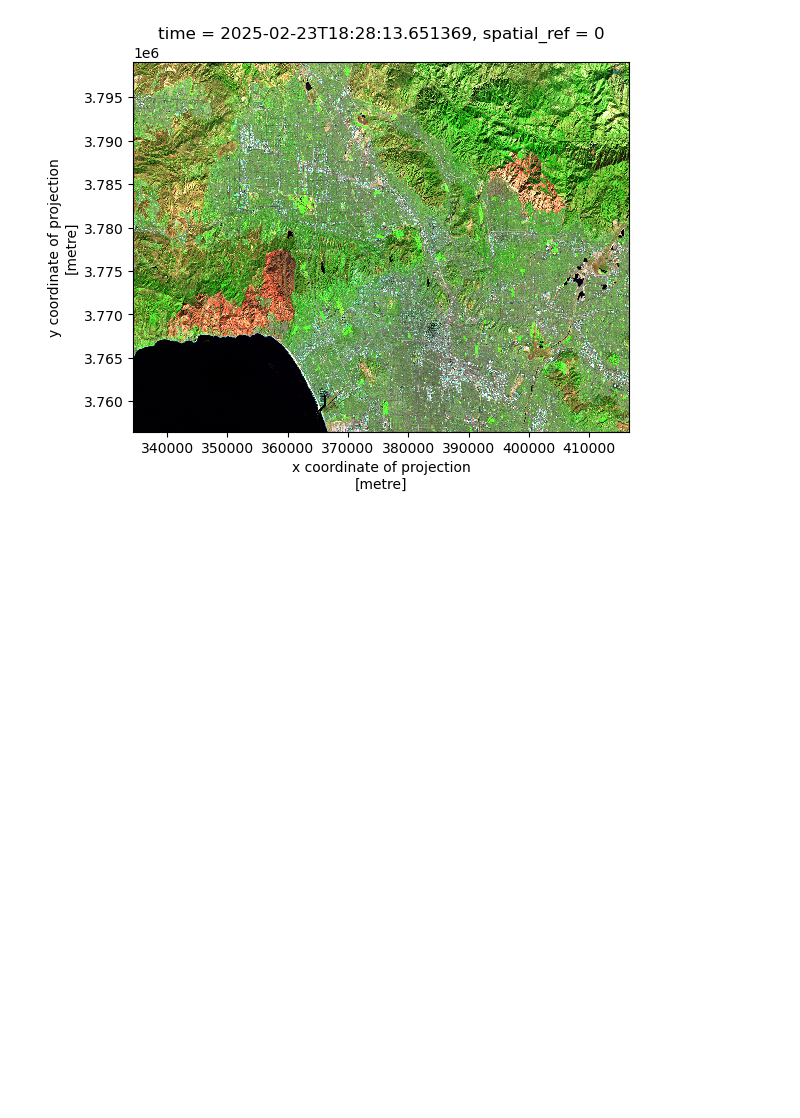
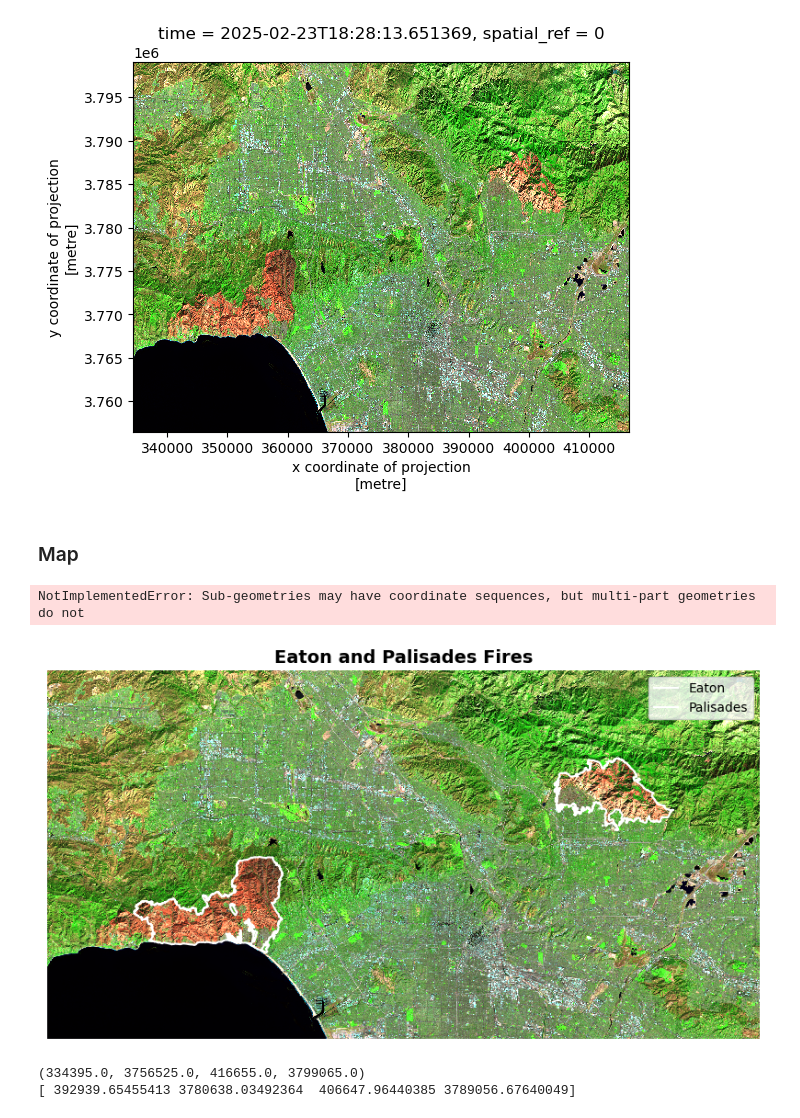
Before and after one commit to michaeladennis/eds220-hwk4, a Jupyter notebook: hwk4-task2-false-color-Dennis.ipynb, the cells around one changed output. Saved outputs shown, nothing was run; the diff lists cells and outputs as text; code cells hidden in the pictures; blank space fills up the shorter version.

```diff
--- a/hwk4-task2-false-color-Dennis.ipynb
+++ b/hwk4-task2-false-color-Dennis.ipynb
@@ -129,7 +140,8 @@ landsat['spatial_ref'].crs_wkt
 'PROJCS["WGS 84 / UTM zone 11N",GEOGCS["WGS 84",DATUM["WGS_1984",SPHEROID["WGS 84",6378137,298.257223563,AUTHORITY["EPSG","7030"]],AUTHORITY["EPSG","6326"]],PRIMEM["Greenwich",0,AUTHORITY["EPSG","8901 ...
 # %%
 # Update CRS
-landsat = landsat.rio.write_crs(4326, inplace=True)
+crs = landsat.spatial_ref.crs_wkt
+landsat = landsat.rio.write_crs(crs)
 # %%
 # Check the updated CRS
 print('Updated landsat CRS: ', landsat.rio.crs)
@@ -179,3 +207,44 @@ landsat_false.plot.imshow(robust=True)
 # %% [output]
 <matplotlib.image.AxesImage at 0x...>
 [figure]
+# %% [markdown]
+### Map
+# %%
+# Match the crs
+eaton = eaton.to_crs(landsat.rio.crs)
+palisades = palisades.to_crs(landsat.rio.crs)
+assert eaton.crs == palisades.crs == landsat.rio.crs
+# %%
+fig, ax = plt.subplots(figsize=(10, 6))
+ax.axis('off')
+
+landsat[['swir22', 'nir08', 'red']].to_dataarray().plot.imshow(robust=True, ax=ax)
+
+eaton.boundary.plot(ax=ax, edgecolor= "white", label="Eaton"
+                                    )
+
+palisades.boundary.plot(ax=ax, edgecolor= "white", label="Palisades"
+                                    )
+
+plt.legend()
+
+ax.set_title("Eaton and Palisades Fires", fontsize=14, fontweight='bold')
+# Source - https://stackoverflow.com/a/42214156
+# Posted by tozCSS, modified by community. See post 'Timeline' for change history
+# Retrieved 2026-11-19, License - CC BY-SA 4.0
+
+
+
+eaton.apply(lambda eaton: ax.annotate(text='Eaton', xy=eaton.geometry.coords[0], ha='right'), axis=1);
+
+
+plt.show()
+# %% [output]
+NotImplementedError: Sub-geometries may have coordinate sequences, but multi-part geometries do not
+[figure, added]
+# %%
+print(landsat.rio.bounds())
+print(eaton.total_bounds)
+# %% [output]
+(334395.0, 3756525.0, 416655.0, 3799065.0)
+[ 392939.65455413 3780638.03492364  406647.96440385 3789056.67640049]
```
Also changed, not shown: parts of 9 cells of this notebook.
